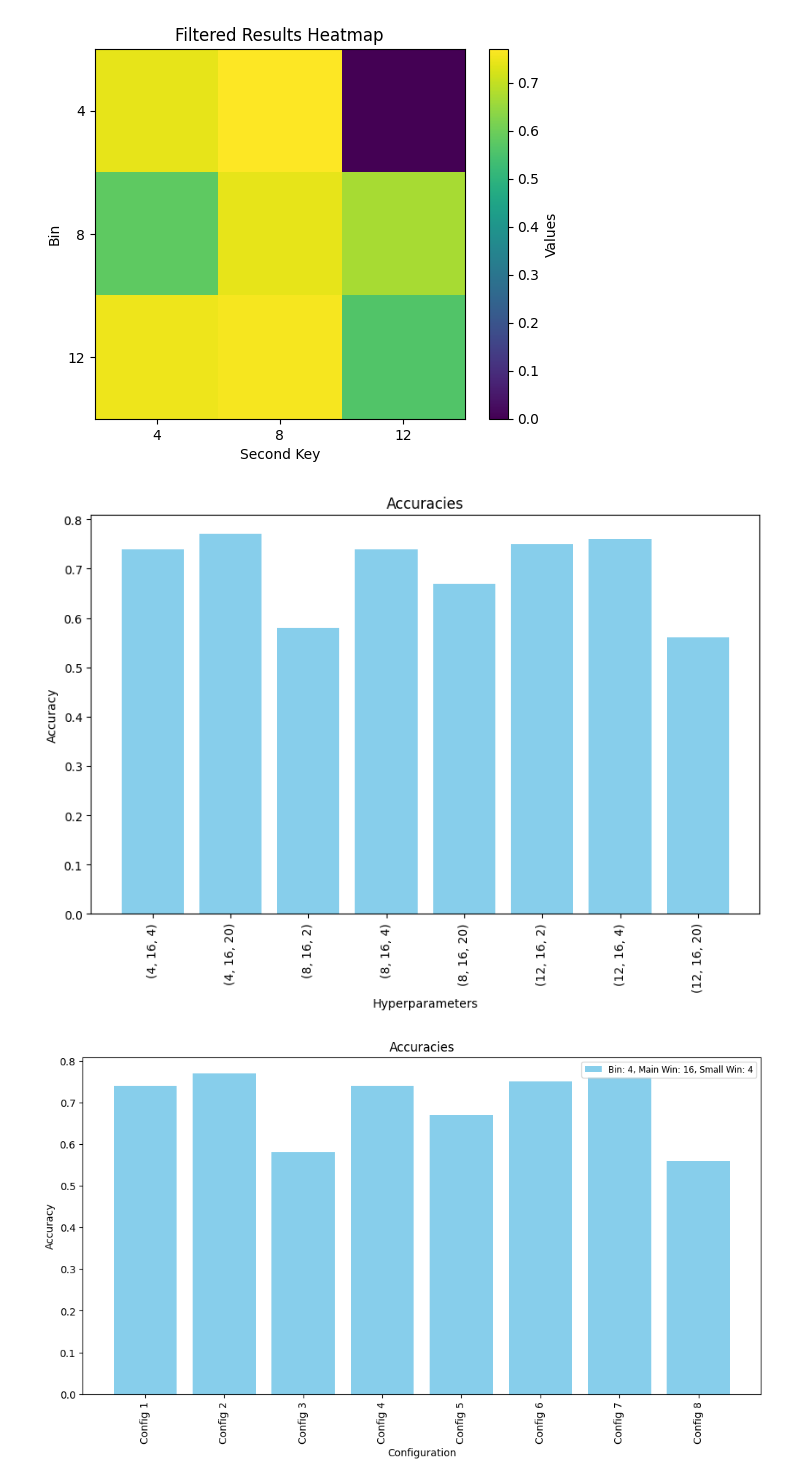
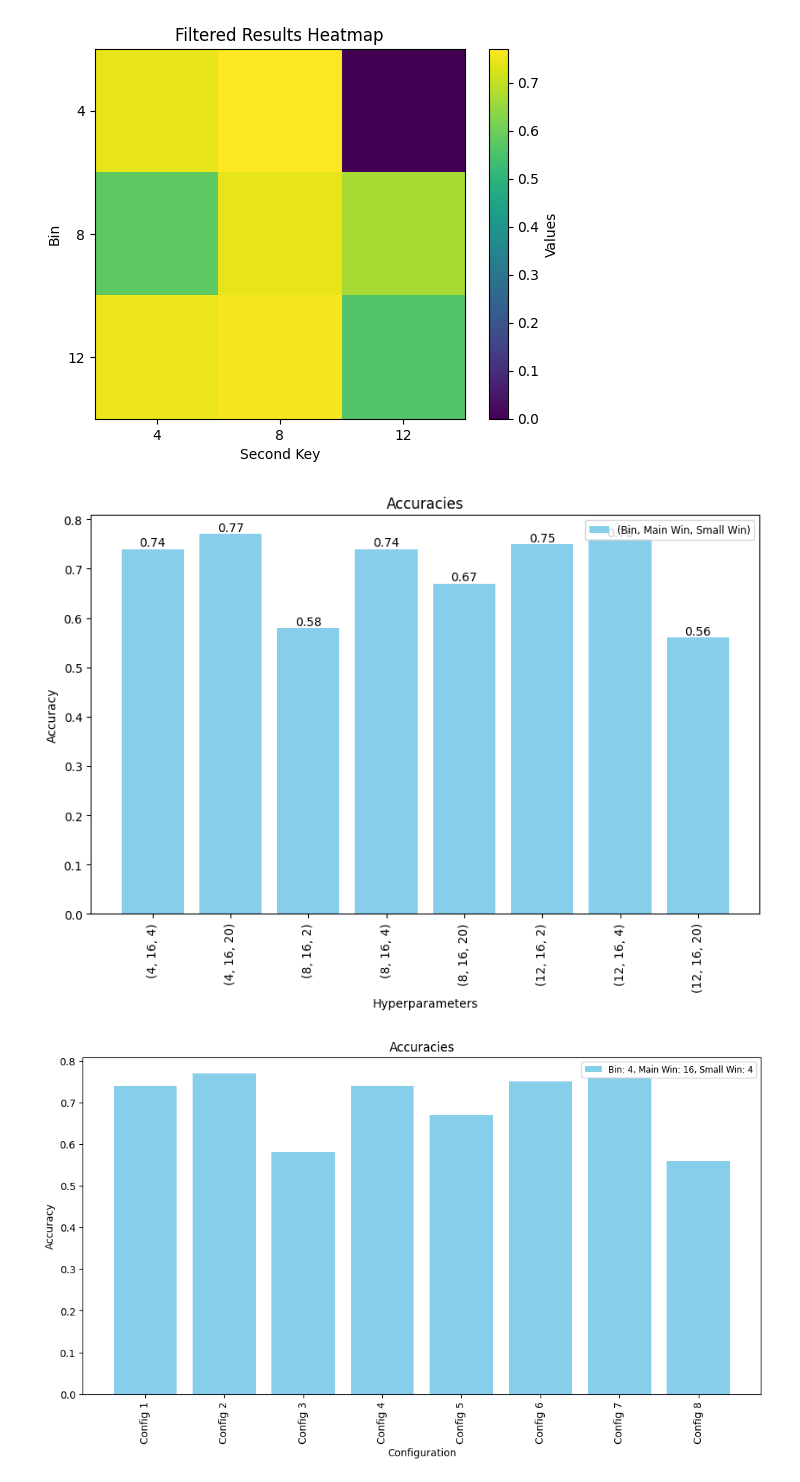
Before and after one commit to SethPavlicekGradStudent/CS659-Project, a Jupyter notebook: analysis.ipynb, the cells around one changed output. Saved outputs shown, nothing was run; the diff lists cells and outputs as text; code cells hidden in the pictures.

```diff
--- a/analysis.ipynb
+++ b/analysis.ipynb
@@ -46,28 +46,33 @@ plt.show()
 # %%
 # Extract hyperparameters and accuracies
 hyperparams = []
 accuracies = []
 
 for bin_size in filtered_results:
     for main_window_size in filtered_results[bin_size]:
         for small_window_size, accuracy in filtered_results[bin_size][main_window_size].items():
             hyperparams.append((bin_size, main_window_size, small_window_size))
             accuracies.append(accuracy)
 
 # Create bar chart
 plt.figure(figsize=(10, 6))
-plt.bar(range(len(accuracies)), accuracies, color='skyblue')
+bars = plt.bar(range(len(accuracies)), accuracies, color='skyblue')
 plt.title('Accuracies')
 plt.xlabel('Hyperparameters')
 plt.ylabel('Accuracy')
-plt.legend("(Bin, MainWindowSize, SmallWindowSize)", loc='upper right', fontsize='small')
+plt.legend(['(Bin, Main Win, Small Win)'], loc='upper right', fontsize='small')
 
 # Rotate and display hyperparameters as vertical text
 plt.xticks(range(len(hyperparams)), [f'{params}' for params in hyperparams], rotation=90)
 
+# Display accuracy values on top of bars
+for i, bar in enumerate(bars):
+    plt.text(bar.get_x() + bar.get_width() / 2, bar.get_height(), f'{accuracies[i]:.2f}',
+             ha='center', va='bottom')
+
 plt.show()
 # %% [output]
-[figure, old version]
+[figure, new version]
 # %%
 # Extract hyperparameters and accuracies
 hyperparams = []
```
